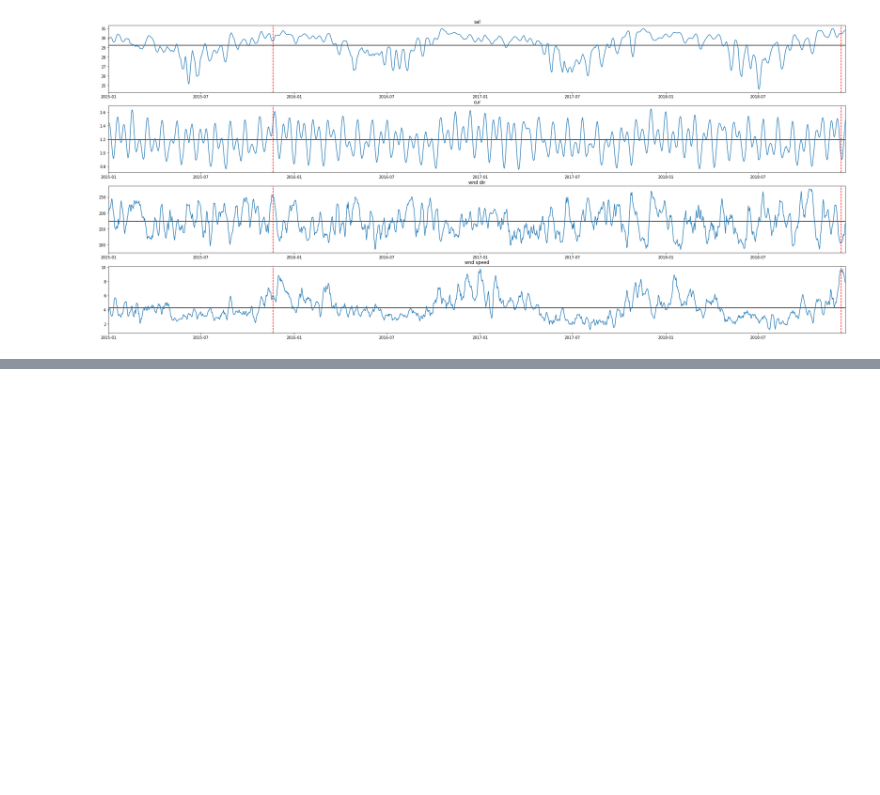
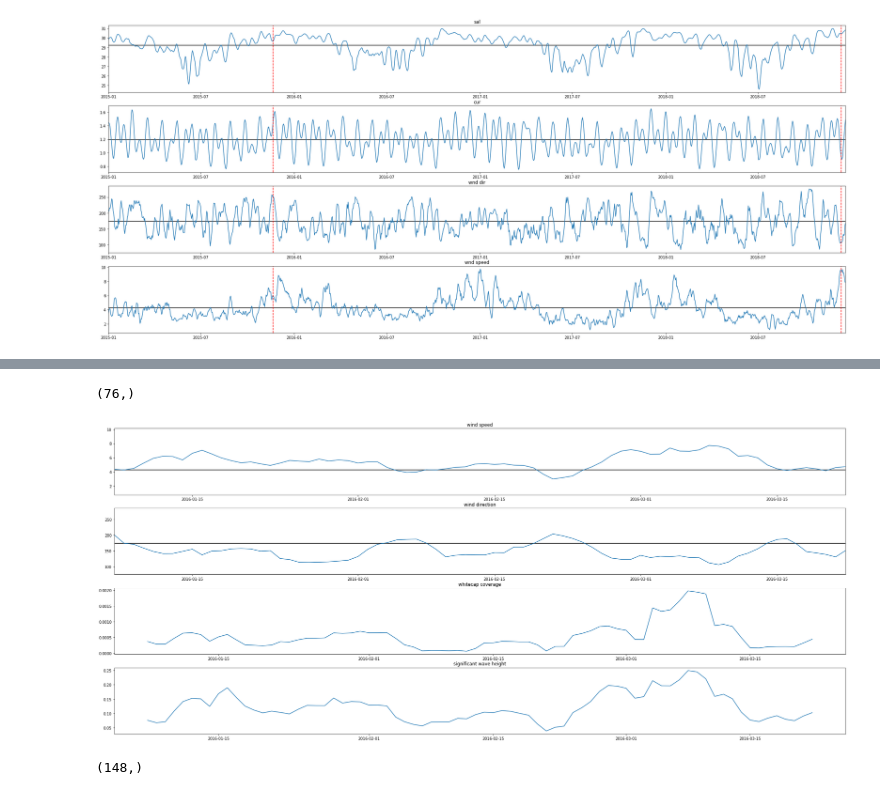
Before and after one commit to SalishSeaCast/analysis-vicky, a Jupyter notebook: notebooks/turn-stats-with-wind-direction.ipynb, the cells around one changed output, grey strips where cells are left out. Saved outputs shown, nothing was run; the diff lists cells and outputs as text; code cells hidden in the pictures; blank space fills up the shorter version.

```diff
--- a/notebooks/turn-stats-with-wind-direction.ipynb
+++ b/notebooks/turn-stats-with-wind-direction.ipynb
@@ -358,0 +302,47 @@ array([[1.        , 0.09100318],
+# %%
+wcc_avg = np.array([])
+swh_avg = np.array([])
+for i in range(int(jan0716['wcc'].shape[0]/24 - 7)):
+    start = 24*i
+    end = start + 168
+    wcc_avg = np.append(wcc_avg, jan0716['wcc'][start:end].mean())
+    swh_avg = np.append(swh_avg, jan0716['swh'][start:end].mean())
+
+wcc_avg.shape
+# %% [output]
+(76,)
+# %%
+fig, ax = plt.subplots(4,1, figsize = (35,15))
+
+dates2 = [datetime.date(2016,1,7) + datetime.timedelta(days = i) for i in range(76)]
+
+ax[0].plot(dates,wnd_spd_avg)
+ax[0].hlines(wind_speed2.mean(), dates2[0], dates2[-1])
+ax[0].set_title('wind speed')
+
+ax[1].plot(dates,wnd_dir_avg)
+ax[1].hlines(wind_dir2.mean(), dates2[0], dates2[-1])
+ax[1].set_title('wind direction')
+
+ax[2].plot(dates2, wcc_avg)
+ax[2].set_title('whitecap coverage')
+
+ax[3].plot(dates2, swh_avg)
+ax[3].set_title('significant wave height')
+
+for a in ax[:2]:
+    a.set_xlim(dates2[0], dates2[-1]);
+# %% [output]
+[figure, added]
+# %%
+wcc_avg = np.array([])
+swh_avg = np.array([])
+for i in range(int(sep3016['wcc'].shape[0]/24 - 7)):
+    start = 24*i
+    end = start + 168
+    wcc_avg = np.append(wcc_avg, sep3016['wcc'][start:end].mean())
+    swh_avg = np.append(swh_avg, sep3016['swh'][start:end].mean())
+
+wcc_avg.shape
+# %% [output]
+(148,)
```
Also changed, not shown: parts of 28 cells of this notebook.
